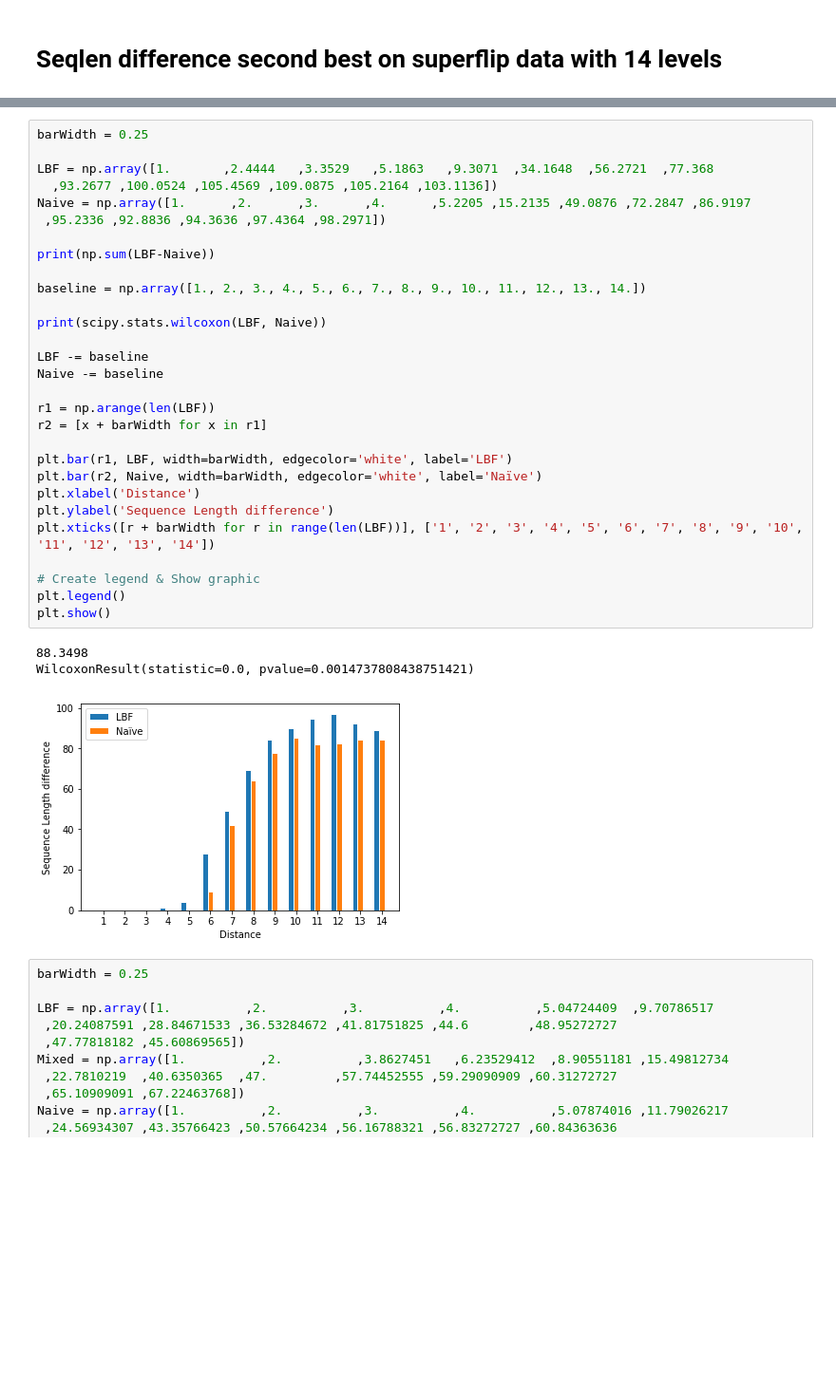
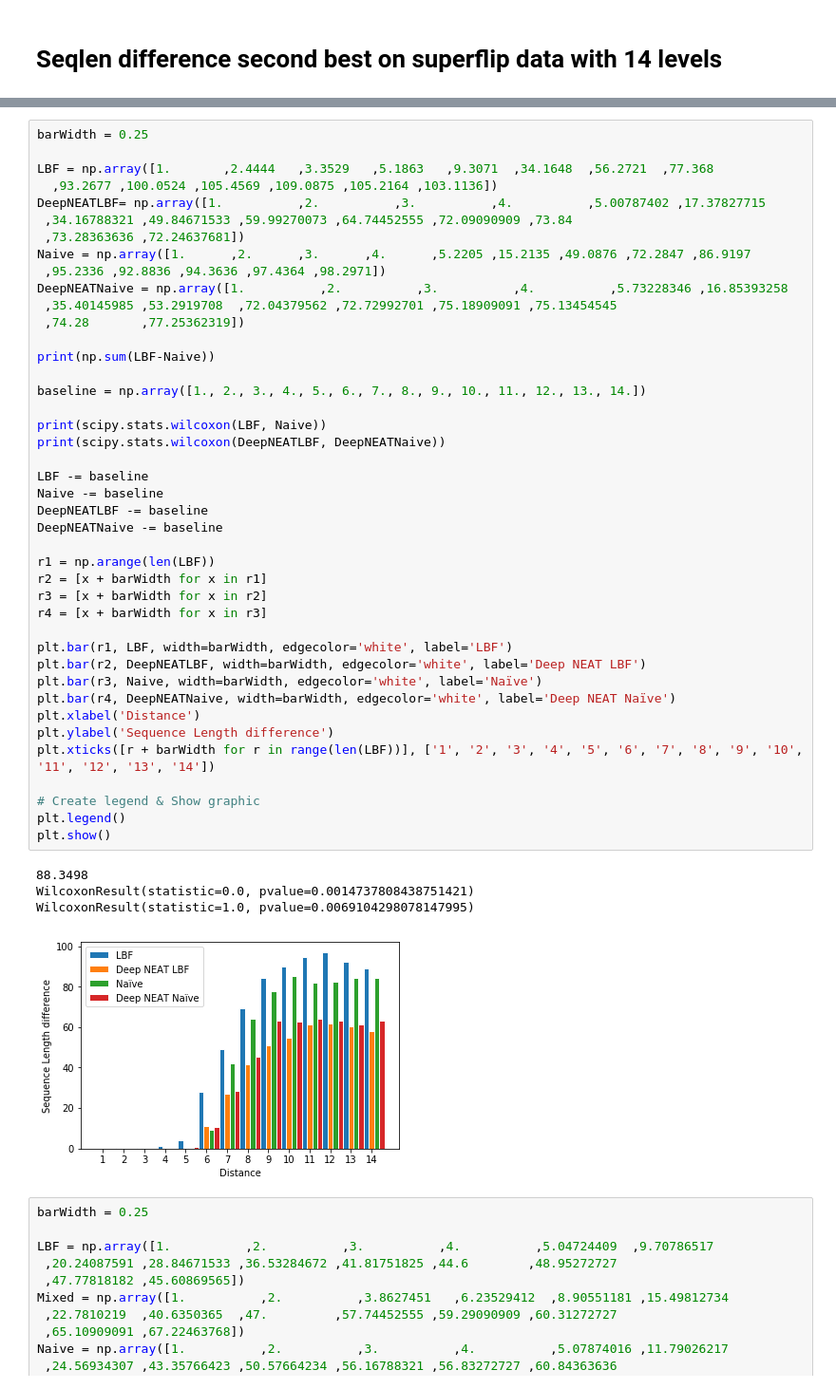
Before and after one commit to JoeHarrison/Thesis, a Jupyter notebook: Experiments/RL plots.ipynb, the cells around one changed output, grey strips where cells are left out. Shown at 95% size. Drawn from its saved outputs; the diff is of its cells as text; blank space fills up the shorter version.

Commit message:
Adding last params and plots

```diff
--- a/Experiments/RL plots.ipynb
+++ b/Experiments/RL plots.ipynb
@@ -150,35 +170,49 @@ WilcoxonResult(statistic=0.0, pvalue=0.0014737808438751421)
 barWidth = 0.25
 
 LBF = np.array([1.       ,2.4444   ,3.3529   ,5.1863   ,9.3071  ,34.1648  ,56.2721  ,77.368
   ,93.2677 ,100.0524 ,105.4569 ,109.0875 ,105.2164 ,103.1136])
+DeepNEATLBF= np.array([1.          ,2.          ,3.          ,4.          ,5.00787402 ,17.37827715
+ ,34.16788321 ,49.84671533 ,59.99270073 ,64.74452555 ,72.09090909 ,73.84
+ ,73.28363636 ,72.24637681])
 Naive = np.array([1.      ,2.      ,3.      ,4.      ,5.2205 ,15.2135 ,49.0876 ,72.2847 ,86.9197
  ,95.2336 ,92.8836 ,94.3636 ,97.4364 ,98.2971])
+DeepNEATNaive = np.array([1.          ,2.          ,3.          ,4.          ,5.73228346 ,16.85393258
+ ,35.40145985 ,53.2919708  ,72.04379562 ,72.72992701 ,75.18909091 ,75.13454545
+ ,74.28       ,77.25362319])
 
 print(np.sum(LBF-Naive))
 
 baseline = np.array([1., 2., 3., 4., 5., 6., 7., 8., 9., 10., 11., 12., 13., 14.])
 
 print(scipy.stats.wilcoxon(LBF, Naive))
+print(scipy.stats.wilcoxon(DeepNEATLBF, DeepNEATNaive))
 
 LBF -= baseline
 Naive -= baseline
+DeepNEATLBF -= baseline
+DeepNEATNaive -= baseline
 
 r1 = np.arange(len(LBF))
 r2 = [x + barWidth for x in r1]
+r3 = [x + barWidth for x in r2]
+r4 = [x + barWidth for x in r3]
 
 plt.bar(r1, LBF, width=barWidth, edgecolor='white', label='LBF')
-plt.bar(r2, Naive, width=barWidth, edgecolor='white', label='Naïve')
+plt.bar(r2, DeepNEATLBF, width=barWidth, edgecolor='white', label='Deep NEAT LBF')
+plt.bar(r3, Naive, width=barWidth, edgecolor='white', label='Naïve')
+plt.bar(r4, DeepNEATNaive, width=barWidth, edgecolor='white', label='Deep NEAT Naïve')
 plt.xlabel('Distance')
 plt.ylabel('Sequence Length difference')
 plt.xticks([r + barWidth for r in range(len(LBF))], ['1', '2', '3', '4', '5', '6', '7', '8', '9', '10', '11', '12', '13', '14'])
 
 # Create legend & Show graphic
 plt.legend()
 plt.show()
 # %% [output]
 88.3498
 WilcoxonResult(statistic=0.0, pvalue=0.0014737808438751421)
+WilcoxonResult(statistic=1.0, pvalue=0.0069104298078147995)
-[figure, old version]
+[figure, new version]
 # %%
 barWidth = 0.25
 
```
Also changed, not shown: parts of 18 cells of this notebook, 4 other files.
